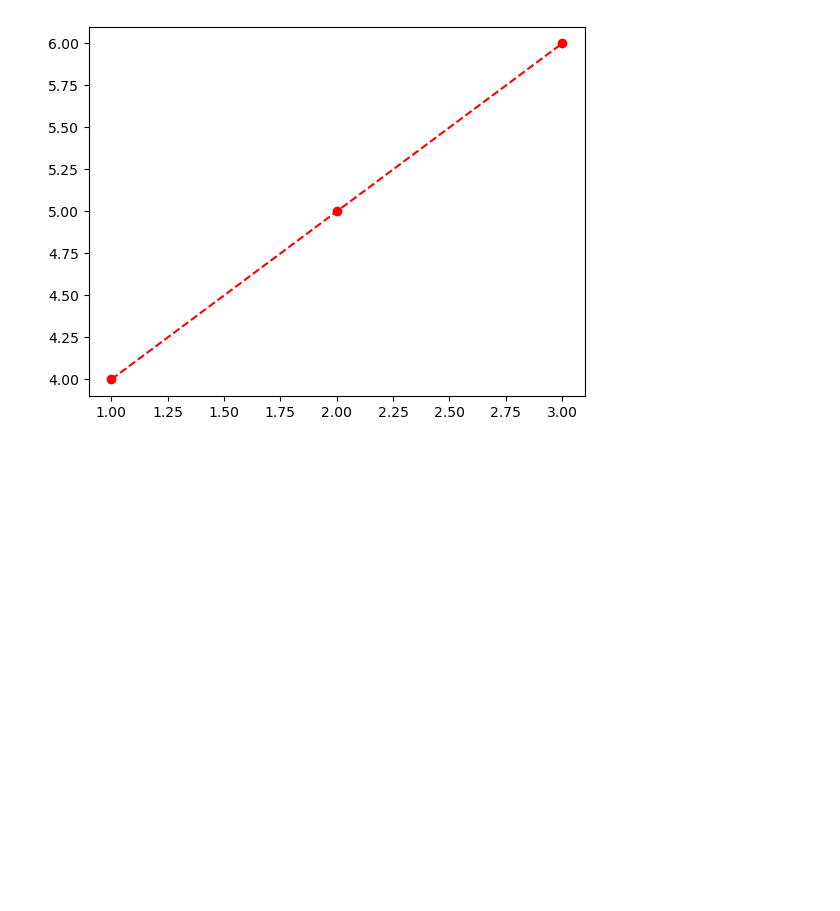
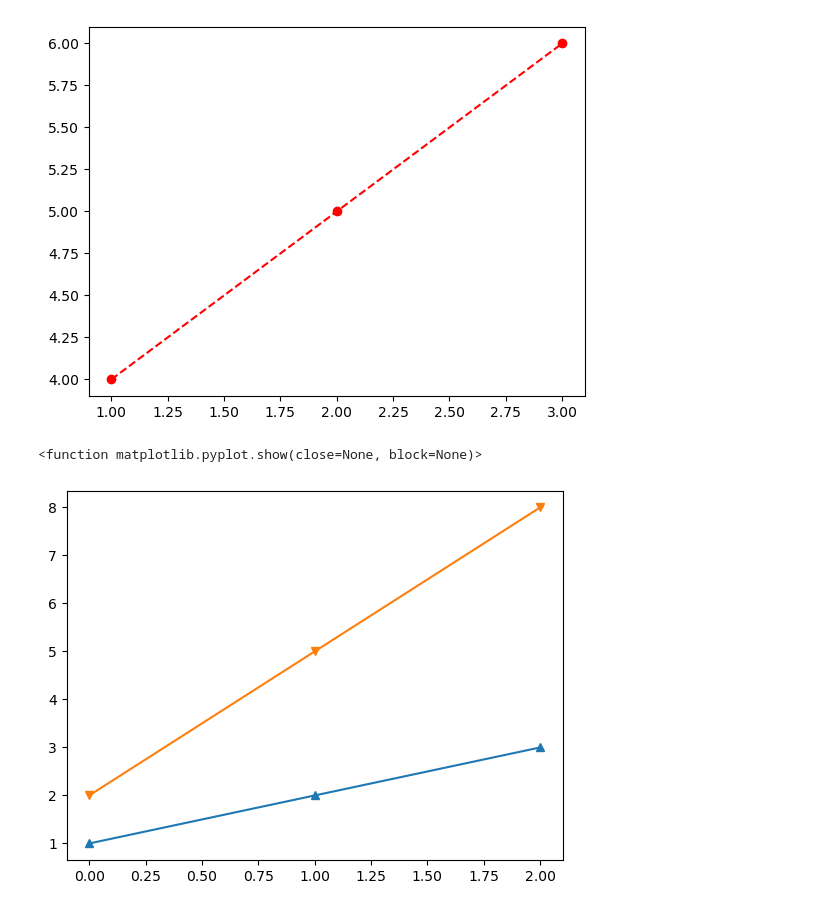
Before and after one commit to vismaya0702/datascience, a Jupyter notebook: 5.ipynb, the cells around one changed output. Saved outputs shown, nothing was run; the diff lists cells and outputs as text; code cells hidden in the pictures; blank space fills up the shorter version.

Commit message:
graph

```diff
--- a/5.ipynb
+++ b/5.ipynb
@@ -9,3 +9,12 @@ plt.show
 # %% [output]
 <function matplotlib.pyplot.show(close=None, block=None)>
 [figure]
+# %%
+a=np.array([1,2,3])
+b=np.array([2,5,8])
+plt.plot(a ,marker='^')
+plt.plot(b,marker='v')
+plt.show
+# %% [output]
+<function matplotlib.pyplot.show(close=None, block=None)>
+[figure, added]
```
Also changed, not shown: parts of 5 cells of this notebook.
